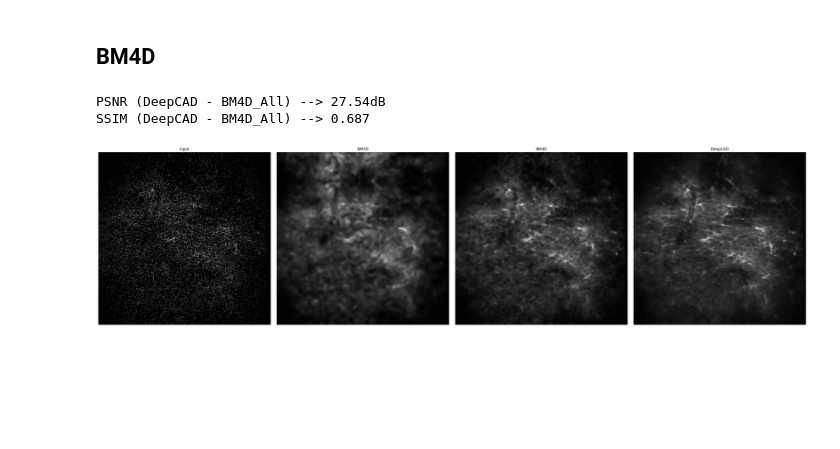
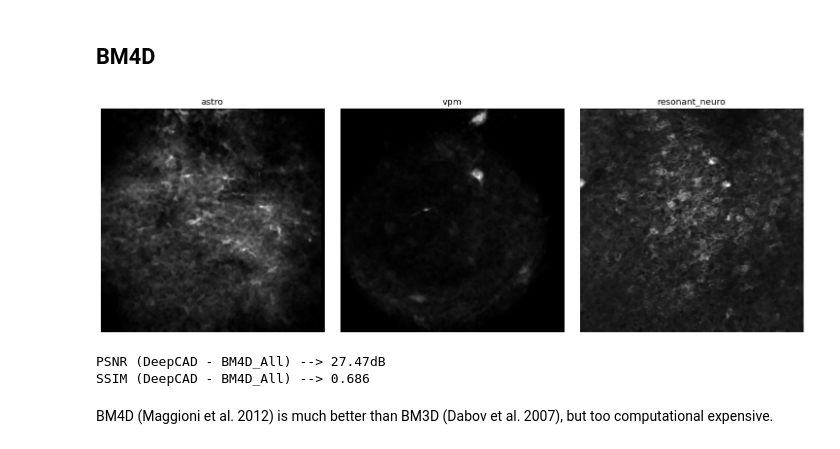
Before and after one commit to MrPio/freq2clean, a Jupyter notebook: 2-denoise/2.2-Block_Matching.ipynb, the cells around one changed output. Drawn from its saved outputs; the diff is of its cells as text; code cells hidden in the pictures; blank space fills up the shorter version.

```diff
--- a/2-denoise/2.2-Block_Matching.ipynb
+++ b/2-denoise/2.2-Block_Matching.ipynb
@@ -90,12 +63,16 @@ tiff.imwrite(sample_dir / "bm4d/oabf_good_example.tiff", bm4D_all * np.max(motio
+# %%
+bm4D_all=load(open("bm4D_all.pkl","rb"))
+# %%
+imshow({"astro": bm4D_all[0], "vpm": bm4D_all[1], "resonant_neuro": bm4D_all[2]}, size=5, cmap="gray")
+# %% [output]
+[figure, added]
 # %%
-psnr=peak_signal_noise_ratio(deepcad[:10], bm4D_all, data_range=1)
-ssim=structural_similarity(deepcad[:10], bm4D_all, data_range=1)
+psnr=peak_signal_noise_ratio(astro_y.video[:8], bm4D_all[0], data_range=1)
+ssim=structural_similarity(astro_y.video[:8], bm4D_all[0], data_range=1)
 cprint('PSNR','red:(DeepCAD - BM4D_All)','-->',f'green:{psnr:.2f}dB')
 cprint('SSIM','red:(DeepCAD - BM4D_All)','-->',f'green:{ssim:.3f}')
 # %% [output]
-PSNR (DeepCAD - BM4D_All) --> 27.54dB
-SSIM (DeepCAD - BM4D_All) --> 0.687
+PSNR (DeepCAD - BM4D_All) --> 27.47dB
+SSIM (DeepCAD - BM4D_All) --> 0.686
-# %%
-imshow({'Input':motion_corrected[1],'BM3D':bm3D_all[1],'BM4D':bm4D_all[1],'DeepCAD':deepcad[1]},size=8,cmap='grey')
-# %% [output]
-[figure, removed]
+# %% [markdown]
+BM4D (Maggioni et al. 2012) is much better than BM3D (Dabov et al. 2007), but too computational expensive.
```
Also changed, not shown: parts of 16 cells of this notebook, 2 other files.
